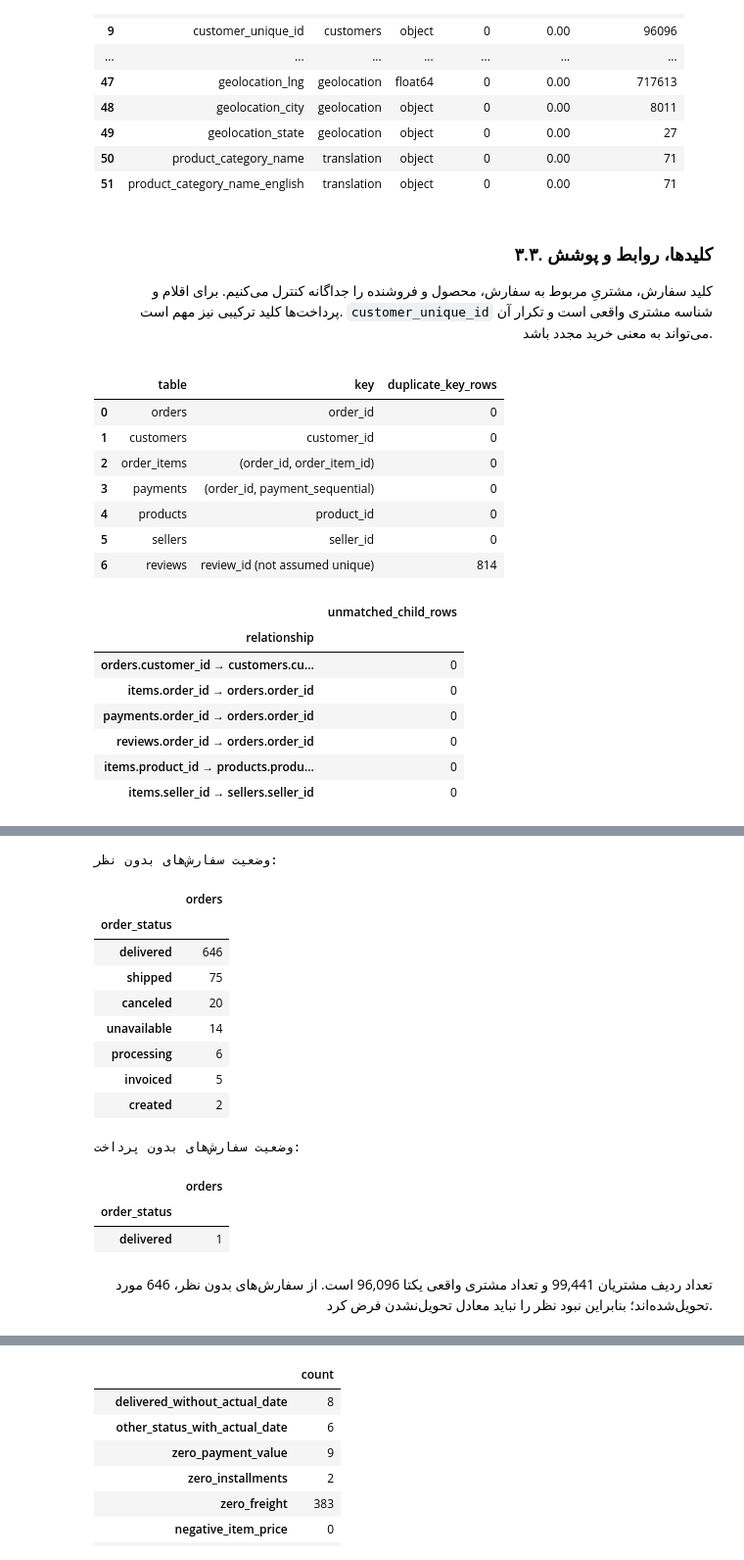
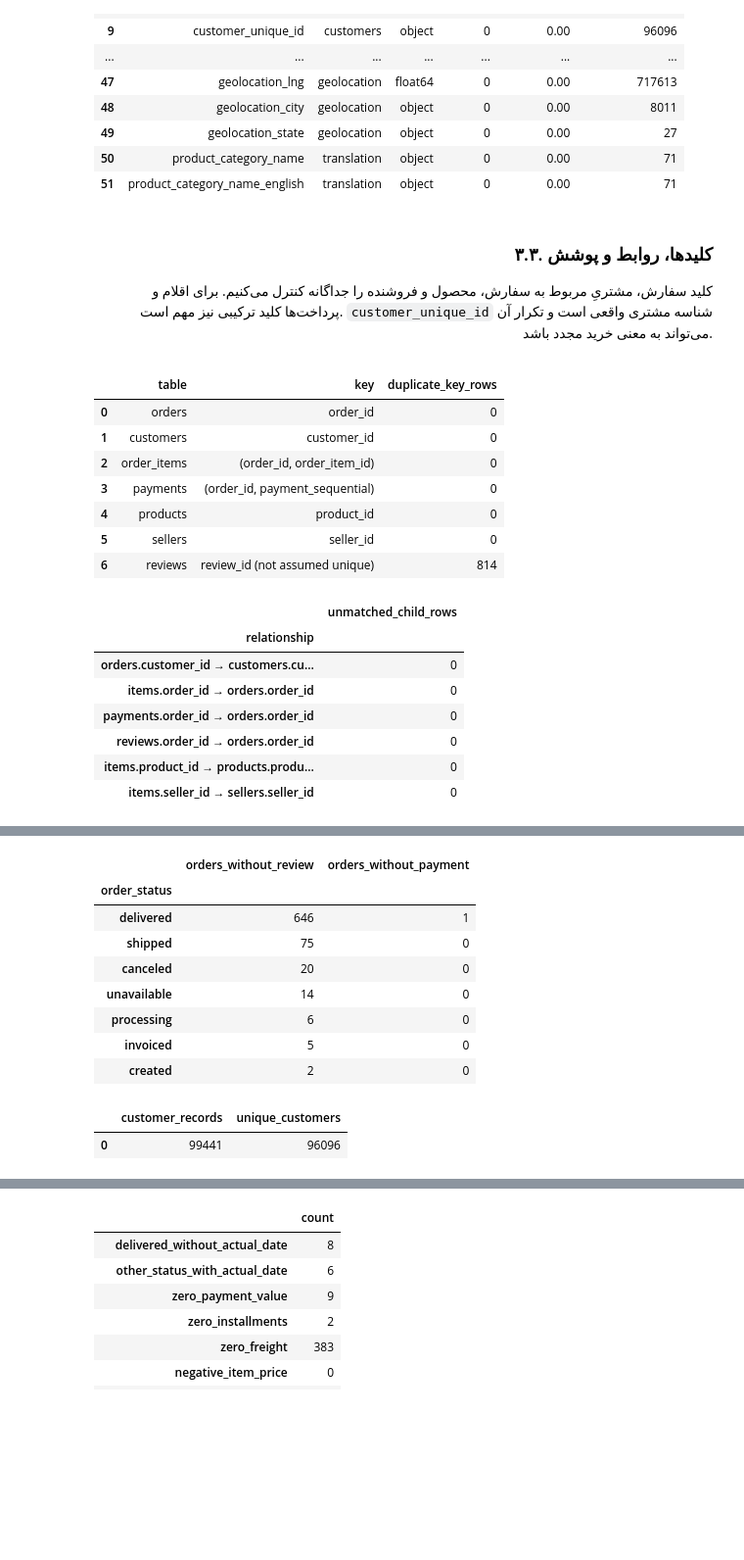
Before and after one commit to arashalidadi/olist-pro, a Jupyter notebook: olist_analysis.ipynb, the cells around one changed output, grey strips where cells are left out. Shown at 98% size. Saved outputs shown, nothing was run; the diff lists cells and outputs as text; code cells hidden in the pictures; blank space fills up the shorter version.

```diff
--- a/olist_analysis.ipynb
+++ b/olist_analysis.ipynb
@@ -287,7 +281,7 @@ display(column_profile)
 | 50 | product_category_name | translation | object | 0 | 0.00 | 71 |
 | 51 | product_category_name_english | translation | object | 0 | 0.00 | 71 |
 # %% [markdown]
-<div dir="rtl" align="right">
+<div dir="rtl" align="right" style="text-align: right;">
 
 ### ۳.۳. کلیدها، روابط و پوشش
 
@@ -326,51 +320,48 @@ display(relationship_checks)
 coverage = pd.DataFrame({
     'orders_without_items': [int((~orders_raw.order_id.isin(items_raw.order_id)).sum())],
     'orders_without_payments': [int((~orders_raw.order_id.isin(payments_raw.order_id)).sum())],
     'orders_without_reviews': [int((~orders_raw.order_id.isin(reviews_raw.order_id)).sum())],
     'customer_zip_coverage_pct': [100 * customers_raw.customer_zip_code_prefix.isin(geolocation_raw.geolocation_zip_code_prefix).mean()],
     'seller_zip_coverage_pct': [100 * sellers_raw.seller_zip_code_prefix.isin(geolocation_raw.geolocation_zip_code_prefix).mean()],
 })
 display(coverage)
 
 no_review = orders_raw.loc[~orders_raw.order_id.isin(reviews_raw.order_id), 'order_status'].value_counts()
 no_payment = orders_raw.loc[~orders_raw.order_id.isin(payments_raw.order_id), 'order_status'].value_counts()
-print('وضعیت سفارش‌های بدون نظر:')
-display(no_review.to_frame('orders'))
-print('وضعیت سفارش‌های بدون پرداخت:')
-display(no_payment.to_frame('orders'))
-note(f"تعداد ردیف مشتریان {len(customers_raw):,} و تعداد مشتری واقعی یکتا {customers_raw.customer_unique_id.nunique():,} است. "
-     f"از سفارش‌های بدون نظر، {no_review.get('delivered', 0):,} مورد تحویل‌شده‌اند؛ بنابراین نبود نظر را نباید معادل تحویل‌نشدن فرض کرد.")
+missing_by_status = pd.concat([
+    no_review.rename('orders_without_review'),
+    no_payment.rename('orders_without_payment'),
+], axis=1).fillna(0).astype(int)
+display(missing_by_status)
+display(pd.DataFrame({'customer_records': [len(customers_raw)],
+                      'unique_customers': [customers_raw.customer_unique_id.nunique()]}))
 # %% [output]
 |  | table | key | duplicate_key_rows |
 | 0 | orders | order_id | 0 |
 | 1 | customers | customer_id | 0 |
 | 2 | order_items | (order_id, order_item_id) | 0 |
 | 3 | payments | (order_id, payment_sequential) | 0 |
 | 4 | products | product_id | 0 |
 | 5 | sellers | seller_id | 0 |
 | 6 | reviews | review_id (not assumed unique) | 814 |
 |  | unmatched_child_rows |
 | relationship |  |
 | orders.customer_id → customers.cu... | 0 |
 | items.order_id → orders.order_id | 0 |
 | payments.order_id → orders.order_id | 0 |
 | reviews.order_id → orders.order_id | 0 |
 | items.product_id → products.produ... | 0 |
 | items.seller_id → sellers.seller_id | 0 |
 |  | orders_without_items | orders_without_payments | orders_without_reviews | customer_zip_coverage_pct | ... |
 | 0 | 775 | 1 | 768 | 99.72 | ... |
-وضعیت سفارش‌های بدون نظر:
-|  | orders |
-| order_status |  |
-| delivered | 646 |
-| shipped | 75 |
-| canceled | 20 |
-| unavailable | 14 |
-| processing | 6 |
-| invoiced | 5 |
-| created | 2 |
+|  | orders_without_review | orders_without_payment |
+| order_status |  |  |
+| delivered | 646 | 1 |
+| shipped | 75 | 0 |
+| canceled | 20 | 0 |
+| unavailable | 14 | 0 |
+| processing | 6 | 0 |
+| invoiced | 5 | 0 |
+| created | 2 | 0 |
-وضعیت سفارش‌های بدون پرداخت:
-|  | orders |
-| order_status |  |
-| delivered | 1 |
+|  | customer_records | unique_customers |
+| 0 | 99441 | 96096 |
-<div dir="rtl" align="right">تعداد ردیف مشتریان 99,441 و تعداد مشتری واقعی یکتا 96,096 است. از سفارش‌های بدون نظر، 646 مورد تحویل‌شده‌اند؛ بنابراین نبود نظر را نباید معادل تحویل‌نشدن فرض کرد.</div>
```
Also changed, not shown: parts of 144 cells of this notebook.
